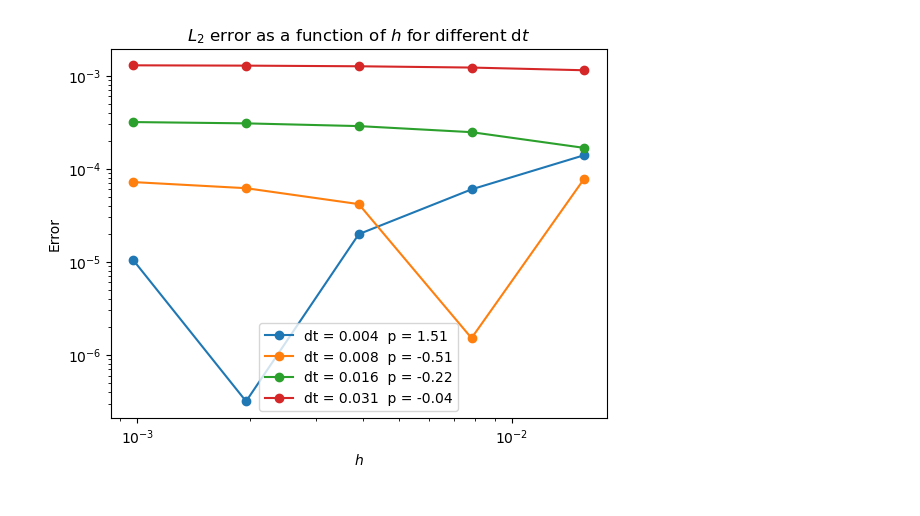
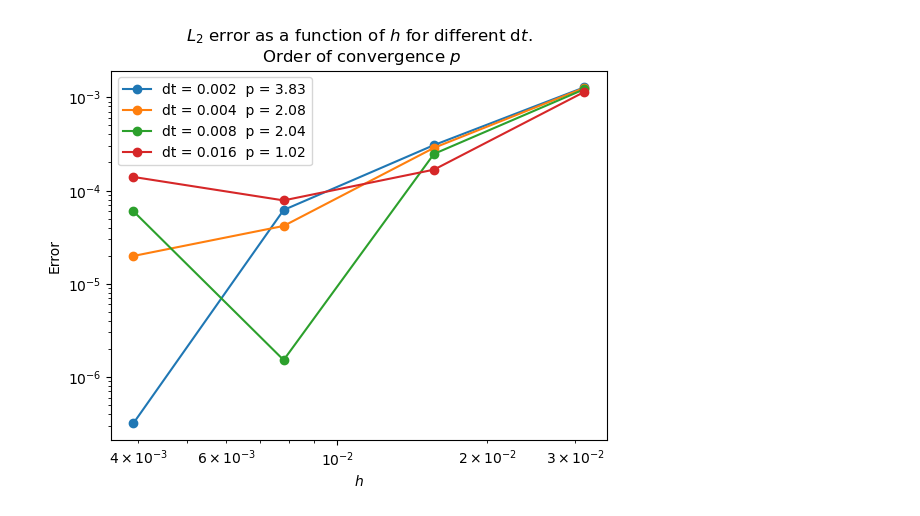
Before and after one commit to aledha/Computing-the-Electrical-Activity-in-the-Heart, a Jupyter notebook: operator splitting/op_split_convergence.ipynb, the cells around one changed output. Cells and saved outputs as stored; diff of their text form; code cells hidden in the pictures.

Commit message:
Added convergence to plot

```diff
--- a/operator splitting/op_split_convergence.ipynb
+++ b/operator splitting/op_split_convergence.ipynb
@@ -115,7 +115,7 @@ def create_error_matrix(numspatial, numtemporal):
             errors[itime, ispace] = error(hs[ispace], dts[itime])
     return errors, hs, dts
 # %%
-errors, hs, dts = create_error_matrix(4, 5)
+errors, hs, dts = create_error_matrix(4, 4)
 # %%
 def plot_error(errors, hs, dts):
     for itime in range(len(dts)):
@@ -123,8 +123,6 @@ def plot_error(errors, hs, dts):
         plt.loglog(hs, errors[itime], '-o', label = 'dt = {:.3f}  '.format(dts[itime])+ 'p = {:.2f}'.format(order))
     plt.xlabel(r'$h$')
     plt.ylabel('Error')
-    plt.title(r'$L_2$ error as a function of $h$ for different d$t$')
+    plt.title(r'$L_2$ error as a function of $h$ for different d$t$.' + '\n Order of convergence ' + r'$p$')
     plt.legend()
     plt.show()
-
-plot_error(errors, hs, dts)
@@ -133,4 +129,4 @@ plot_error(errors, hs, dts)
 # %%
-plot_error(errors.T, dts, hs)
+plot_error(errors, hs, dts)
 # %% [output]
-[figure, old version]
+[figure, new version]
```
Also changed, not shown: parts of 1 cell of this notebook.
